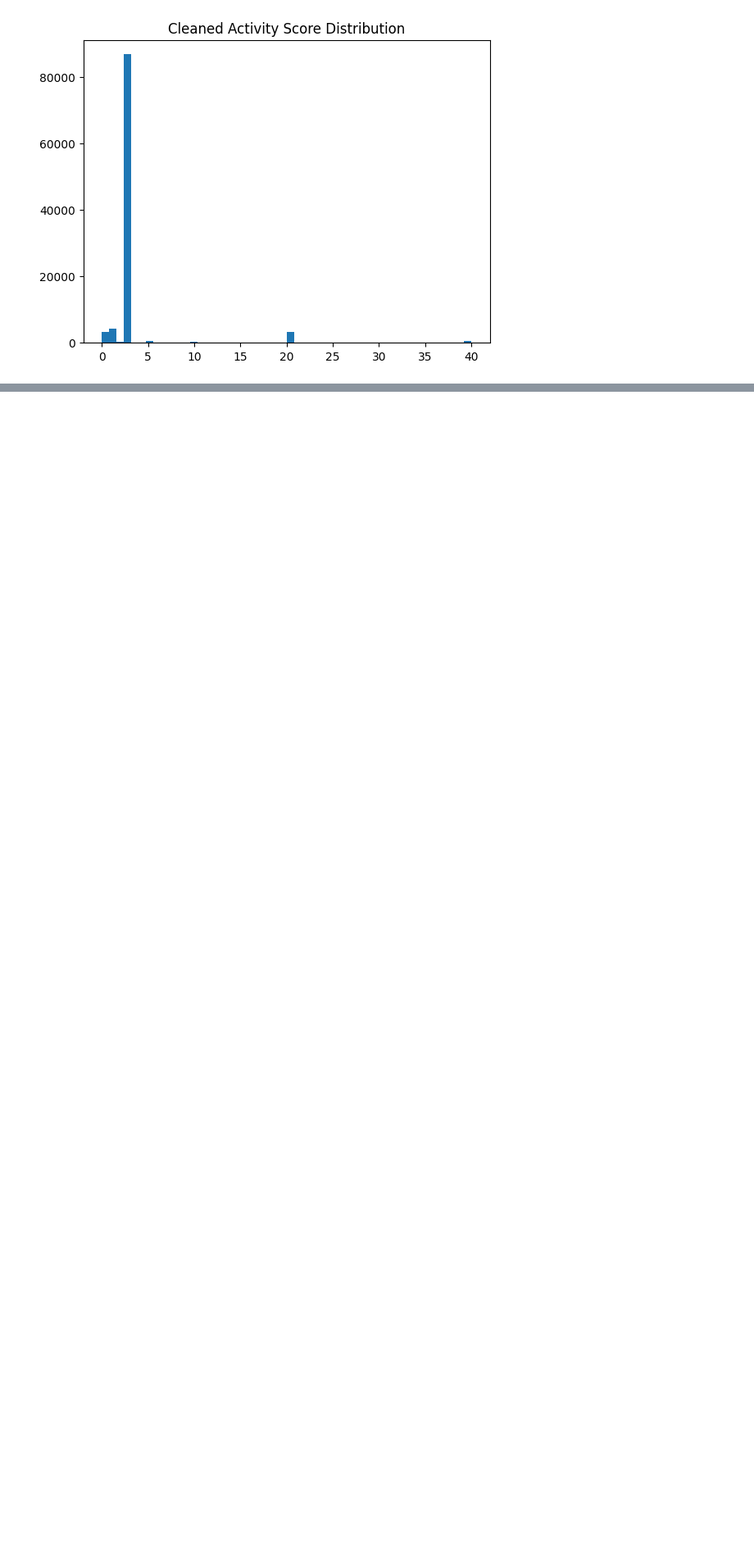
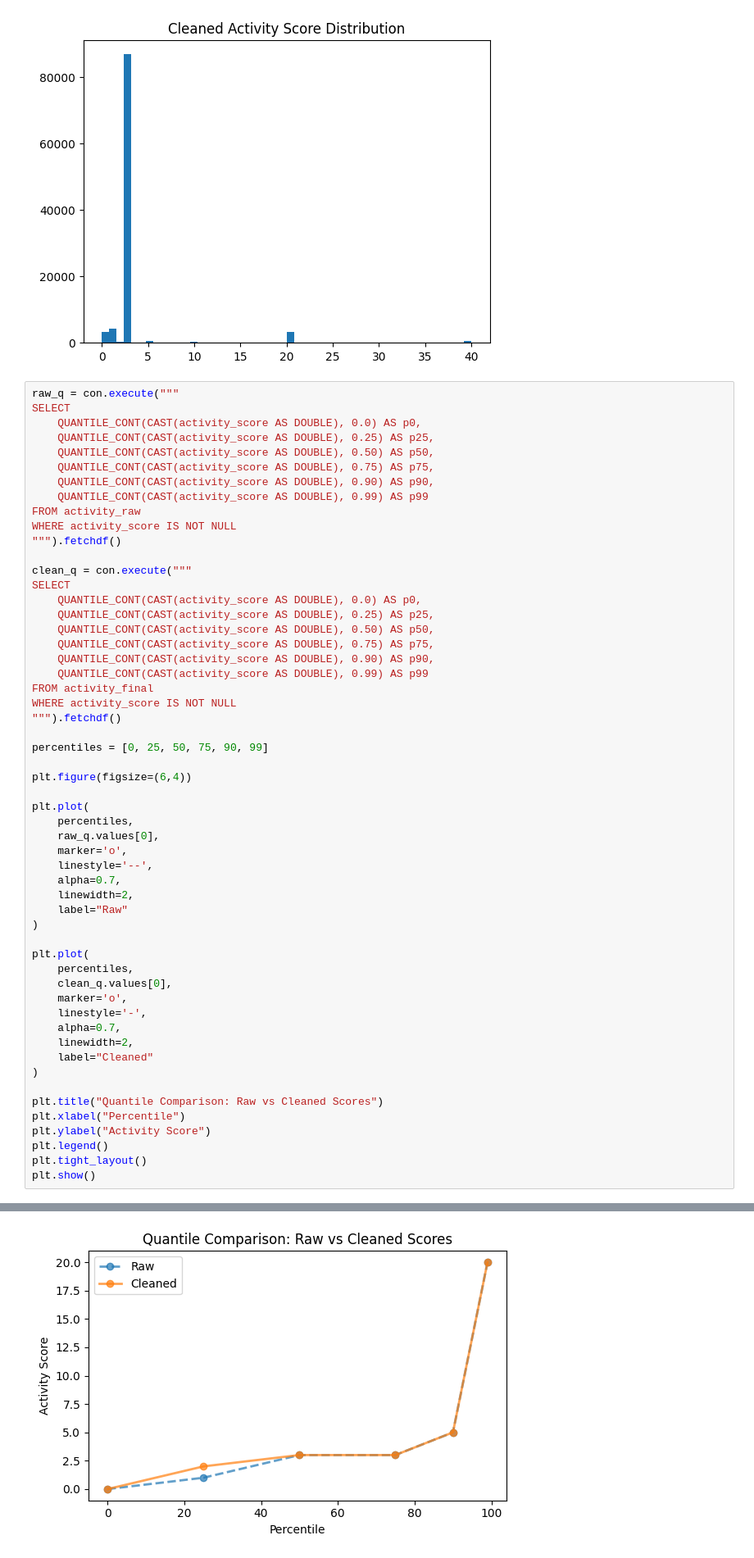
Before and after one commit to WBDoran/Spring2026_IndustryProject, a Jupyter notebook: Cleaning.ipynb, the cells around one changed output, grey strips where cells are left out. Shown at 82% size. Cells and saved outputs as stored; diff of their text form; blank space fills up the shorter version.

```diff
--- a/Cleaning.ipynb
+++ b/Cleaning.ipynb
@@ -1183,3 +1184,59 @@ plt.show()
 # %% [output]
 [figure]
 [figure]
+# %%
+raw_q = con.execute("""
+SELECT
+    QUANTILE_CONT(CAST(activity_score AS DOUBLE), 0.0) AS p0,
+    QUANTILE_CONT(CAST(activity_score AS DOUBLE), 0.25) AS p25,
+    QUANTILE_CONT(CAST(activity_score AS DOUBLE), 0.50) AS p50,
+    QUANTILE_CONT(CAST(activity_score AS DOUBLE), 0.75) AS p75,
+    QUANTILE_CONT(CAST(activity_score AS DOUBLE), 0.90) AS p90,
+    QUANTILE_CONT(CAST(activity_score AS DOUBLE), 0.99) AS p99
+FROM activity_raw
+WHERE activity_score IS NOT NULL
+""").fetchdf()
+
+clean_q = con.execute("""
+SELECT
+    QUANTILE_CONT(CAST(activity_score AS DOUBLE), 0.0) AS p0,
+    QUANTILE_CONT(CAST(activity_score AS DOUBLE), 0.25) AS p25,
+    QUANTILE_CONT(CAST(activity_score AS DOUBLE), 0.50) AS p50,
+    QUANTILE_CONT(CAST(activity_score AS DOUBLE), 0.75) AS p75,
+    QUANTILE_CONT(CAST(activity_score AS DOUBLE), 0.90) AS p90,
+    QUANTILE_CONT(CAST(activity_score AS DOUBLE), 0.99) AS p99
+FROM activity_final
+WHERE activity_score IS NOT NULL
+""").fetchdf()
+
+percentiles = [0, 25, 50, 75, 90, 99]
+
+plt.figure(figsize=(6,4))
+
+plt.plot(
+    percentiles,
+    raw_q.values[0],
+    marker='o',
+    linestyle='--',
+    alpha=0.7,
+    linewidth=2,
+    label="Raw"
+)
+
+plt.plot(
+    percentiles,
+    clean_q.values[0],
+    marker='o',
+    linestyle='-',
+    alpha=0.7,
+    linewidth=2,
+    label="Cleaned"
+)
+
+plt.title("Quantile Comparison: Raw vs Cleaned Scores")
+plt.xlabel("Percentile")
+plt.ylabel("Activity Score")
+plt.legend()
+plt.tight_layout()
+plt.show()
+# %% [output]
@@ -1186 +1245,2 @@ plt.show()
+[figure, added]
 # %%
```
Also changed, not shown: parts of 5 cells of this notebook.
